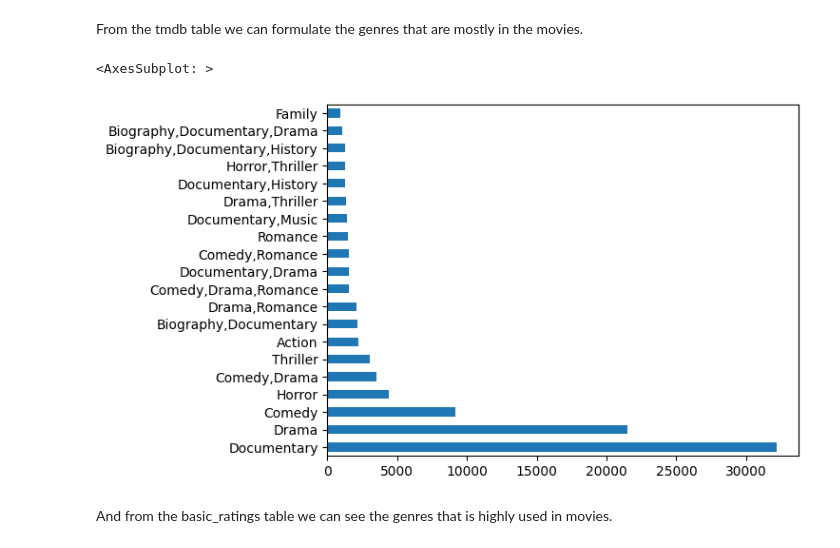
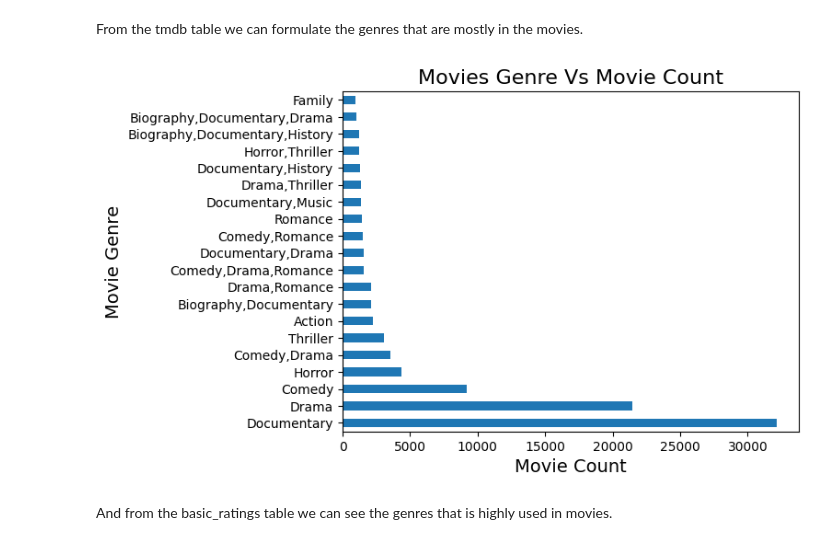
Before and after one commit to FlavianMiano/dsc-phase-1-project-v2-4, a Jupyter notebook: student.ipynb, the cells around one changed output. Saved outputs shown, nothing was run; the diff lists cells and outputs as text; code cells hidden in the pictures.

```diff
--- a/student.ipynb
+++ b/student.ipynb
@@ -581,10 +596,12 @@ tmdb_movies['genre_ids'].value_counts()[:20].plot(kind='barh')
 # %% [markdown]
 From the tmdb table we can formulate the genres that are mostly in the movies.
-# %%
-basics_ratings['genres'].value_counts()[:20].plot(kind = 'barh')
-# %% [output]
-<AxesSubplot: >
-[figure, removed]
+# %%
+ax = basics_ratings['genres'].value_counts()[:20].plot(kind = 'barh')
+ax.set_title('Movies Genre Vs Movie Count', fontsize=16)
+ax.set_ylabel("Movie Genre",fontsize=14)
+ax.set_xlabel("Movie Count", fontsize=14);
+# %% [output]
+[figure, added]
 # %% [markdown]
 And from the basic_ratings table we can see the genres that is highly used in movies.
 # %%
```
Also changed, not shown: parts of 13 cells of this notebook.
